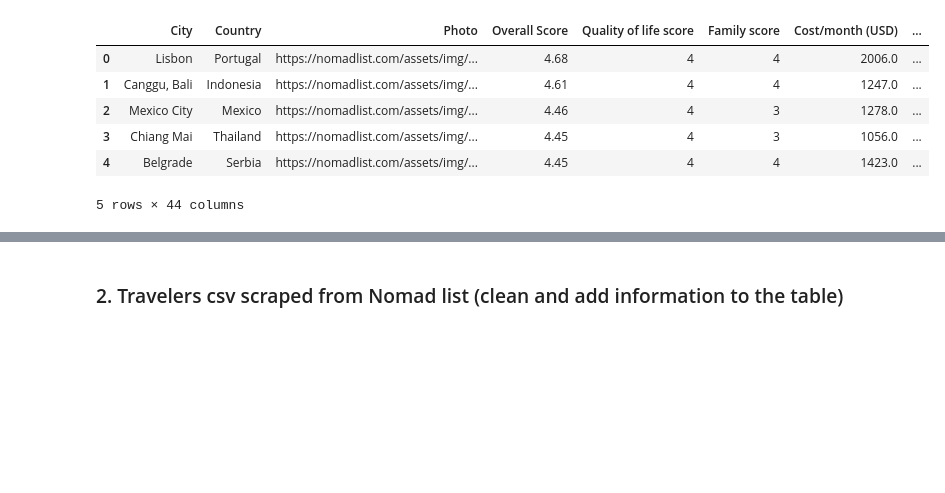
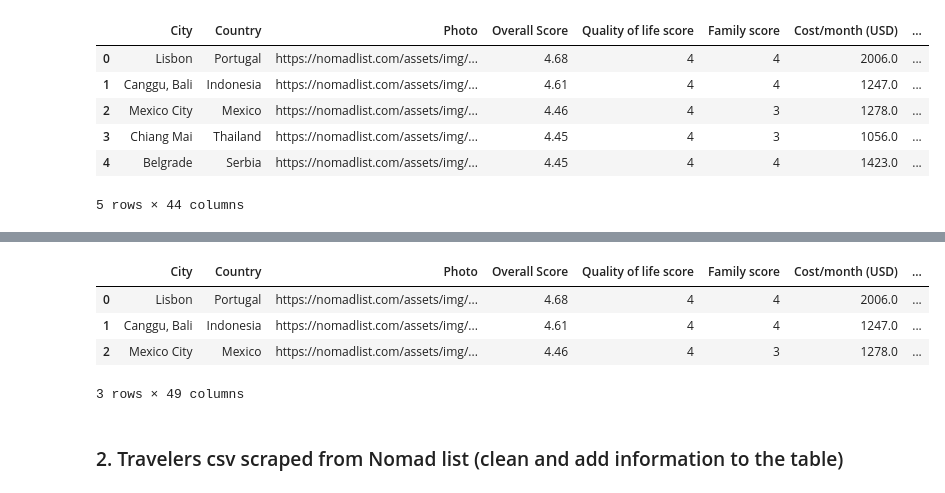
Before and after one commit to smunozan/datamex_082020, a Jupyter notebook: final-project/Code/Data_wrangling.ipynb, the cells around one changed output, grey strips where cells are left out. Saved outputs shown, nothing was run; the diff lists cells and outputs as text; code cells hidden in the pictures; blank space fills up the shorter version.

```diff
--- a/final-project/Code/Data_wrangling.ipynb
+++ b/final-project/Code/Data_wrangling.ipynb
@@ -82,3 +99,47 @@ cities
+# %%
+#vamos a agregar una columna que tenga ciudad y pais concatenada
+
+cities['City-Country'] = cities.apply(lambda x: x['City']+', '+x['Country'], axis=1)
+# %%
+#vamos a generar una lista de las ciudades más cercanas a cada una (menos de 1300km)
+
+#función para generar una lista con las ciudades más cercanas a cada una según su latitud y longitud
+def closest_cities(row,table):
+    rad = 6373.0
+    closest_d = []
+    closest_c = []
+    for i in range(len(table)):
+        try:
+            lat1 = math.radians(row["lat"])
+            lon1 = math.radians(row["lng"])
+            lat2 = math.radians(table.loc[i,"lat"])
+            lon2 = math.radians(table.loc[i,"lng"])
+            dlon = lon2 - lon1
+            dlat = lat2 - lat1
+            a = math.sin(dlat / 2)**2 + math.cos(lat1) * math.cos(lat2) * math.sin(dlon / 2)**2
+            c = 2 * math.atan2(math.sqrt(a), math.sqrt(1 - a))
+            distance = int(rad * c)
+            if distance <= 1300:
+                closest_d.append(distance)
+                closest_c.append(table.loc[i,'City-Country'])
+        except:
+            pass
+    zipped = zip(closest_c,closest_d)
+    sorted_zip = sorted(zipped, key=lambda tup: tup[1])
+    cerc = sorted_zip[1:6]
+    return dict(cerc)
+# %%
+#generamos la columna de las ciudades más cercanas a cada ciudad
+cities["Closest Cities (km)"] = cities.apply(lambda x: closest_cities(x,cities), axis = 1)
+# %%
+#muestra de la tabla incluyendo ciudades cercanas
+cities.head(3)
+# %% [output]
+|  | City | Country | Photo | Overall Score | Quality of life score | Family score | Cost/month (USD) | ... |
+| 0 | Lisbon | Portugal | https://nomadlist.com/assets/img/... | 4.68 | 4 | 4 | 2006.0 | ... |
+| 1 | Canggu, Bali | Indonesia | https://nomadlist.com/assets/img/... | 4.61 | 4 | 4 | 1247.0 | ... |
+| 2 | Mexico City | Mexico | https://nomadlist.com/assets/img/... | 4.46 | 4 | 3 | 1278.0 | ... |
+3 rows × 49 columns
 # %%
 #actualizamos el csv con los valores tabla
 cities.to_csv('../data/nomadlist_cities.csv',index=False)
```
Also changed, not shown: parts of 6 cells of this notebook, 51 other files.
